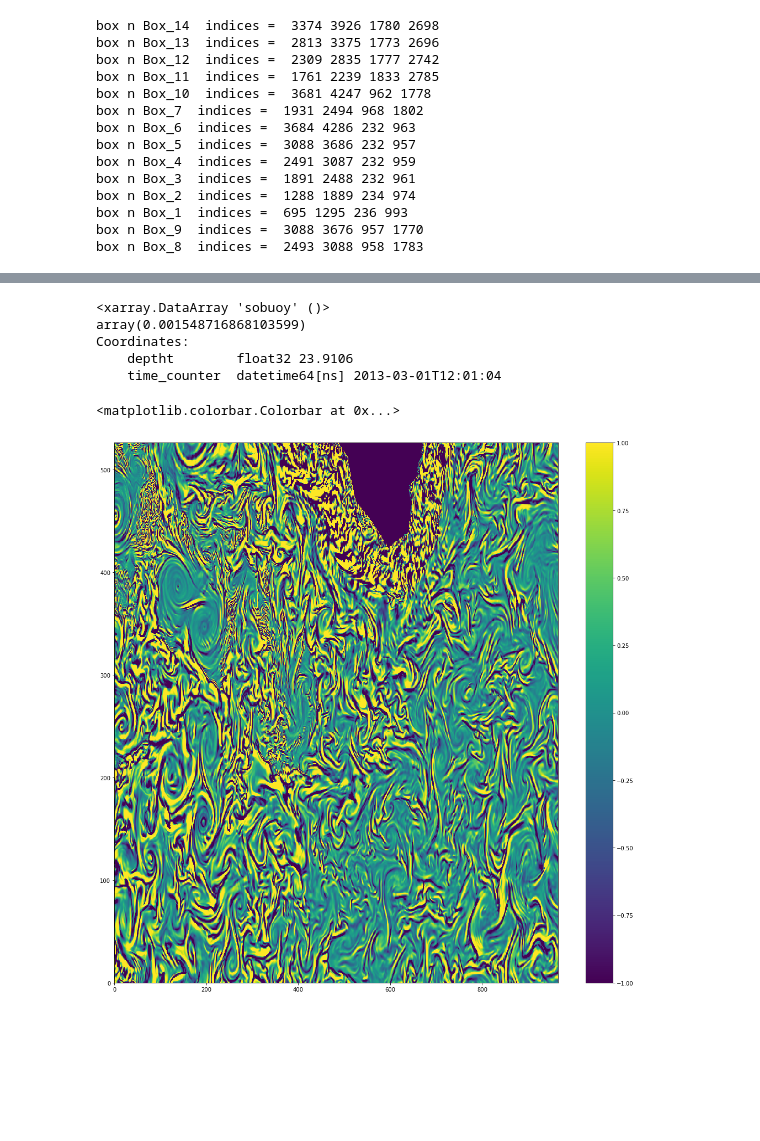
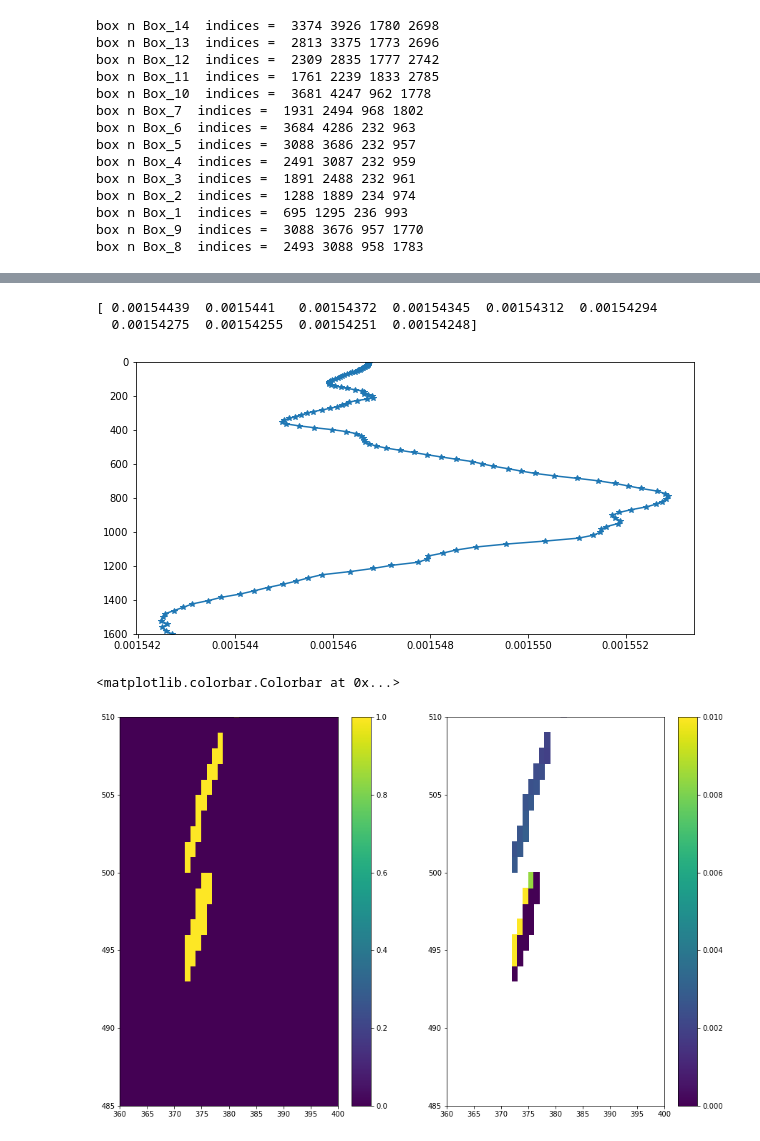
Before and after one commit to auraoupa/CMEMS-diags, a Jupyter notebook: Vert-buoy-flx/2018-03-13-AA-vertical-profiles-wprimebprime-box-m03.ipynb, the cells around one changed output, grey strips where cells are left out. Drawn from its saved outputs; the diff is of its cells as text; code cells hidden in the pictures; blank space fills up the shorter version.

```diff
--- a/Vert-buoy-flx/2018-03-13-AA-vertical-profiles-wprimebprime-box-m03.ipynb
+++ b/Vert-buoy-flx/2018-03-13-AA-vertical-profiles-wprimebprime-box-m03.ipynb
@@ -213,14 +174,0 @@ for k,box in enumerate(boxes):
-# %%
-fig, axs = plt.subplots(4,4, figsize=(18, 18))
-axs = axs.ravel()
-title = 'Profile of wb'
-plt.suptitle(title,size = 25,y=1.05)
-i = 0
-for k,box in enumerate(boxes):
-    axs[i].plot(wb_boxes_yr[k,:],-1*dep)
-    axs[i].set_title(box.name,size=16)
-    axs[i].grid(True)
-    i = i + 1
-    fig.tight_layout()
-
-#plt.savefig("NATL60_sub_vert_buoy_flx_2param_march.png")
@@ -284,8 +199,0 @@ plt.colorbar()
-# %%
-buoy12[12,:,:].mean()
-# %% [output]
-<xarray.DataArray 'sobuoy' ()>
-array(0.001548716868103599)
-Coordinates:
-    deptht        float32 23.9106
-    time_counter  datetime64[ns] 2013-03-01T12:01:04
@@ -295,7 +200,41 @@ w12 = w[0,:,2309:2835,1777:2742]
-# %%
-fig, axs = plt.subplots(1,1, figsize=(18, 18))
-plt.pcolormesh(86400*w12[2,:,:],vmin=-1,vmax=1)
-plt.colorbar()
-# %% [output]
-<matplotlib.colorbar.Colorbar at 0x...>
-[figure, removed]
+# %%
+buoy = xr.open_dataset(buoyfile)['sobuoy']
+tmask = xr.open_dataset(maskfile)['tmask']
+
+buoy12 = buoy[0,:,1780:2698,3374:3926]
+mask = tmask[0,:,1780:2698,3374:3926]
+
+mask[117,820:850,470:500]=0
+mask[129,485:510,360:400]=0
+
+buoy_mask=ma.masked_where(mask == 0, buoy12)
+
+prof=np.ones(len(dep))
+for k in np.arange(len(dep)):
+    prof[k]=np.nanmean(buoy_mask[k,:,:])
+
+fig, axs = plt.subplots(1,1, figsize=(10, 5))
+axs.plot(prof,dep,'C0*-')
+axs.set_ylim(1600,0)
+
+print prof[125:135]
+# %% [output]
+[ 0.00154439  0.0015441   0.00154372  0.00154345  0.00154312  0.00154294
+  0.00154275  0.00154255  0.00154251  0.00154248]
+[figure, added]
+# %%
+fig = plt.figure(figsize=(15,10))
+ax = fig.add_subplot(121)
+pcolor=ax.pcolormesh(mask[129,:,:],vmin=0,vmax=1)
+ax.set_ylim(485,510)
+ax.set_xlim(360,400)
+plt.colorbar(pcolor)
+
+ax = fig.add_subplot(122)
+pcolor=ax.pcolormesh(buoy_mask[129,:,:],vmin=0,vmax=0.01)
+ax.set_ylim(485,510)
+ax.set_xlim(360,400)
+plt.colorbar(pcolor)
+# %% [output]
+<matplotlib.colorbar.Colorbar at 0x...>
+[figure, added]
```
Also changed, not shown: parts of 28 cells of this notebook, 1 other file.
